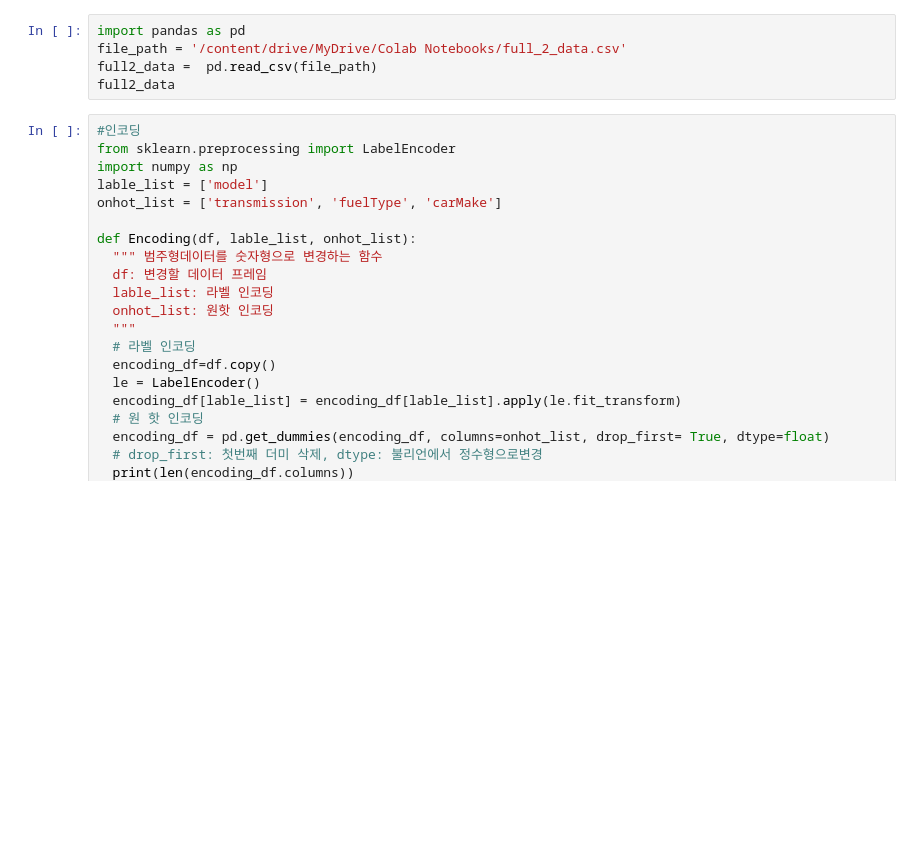
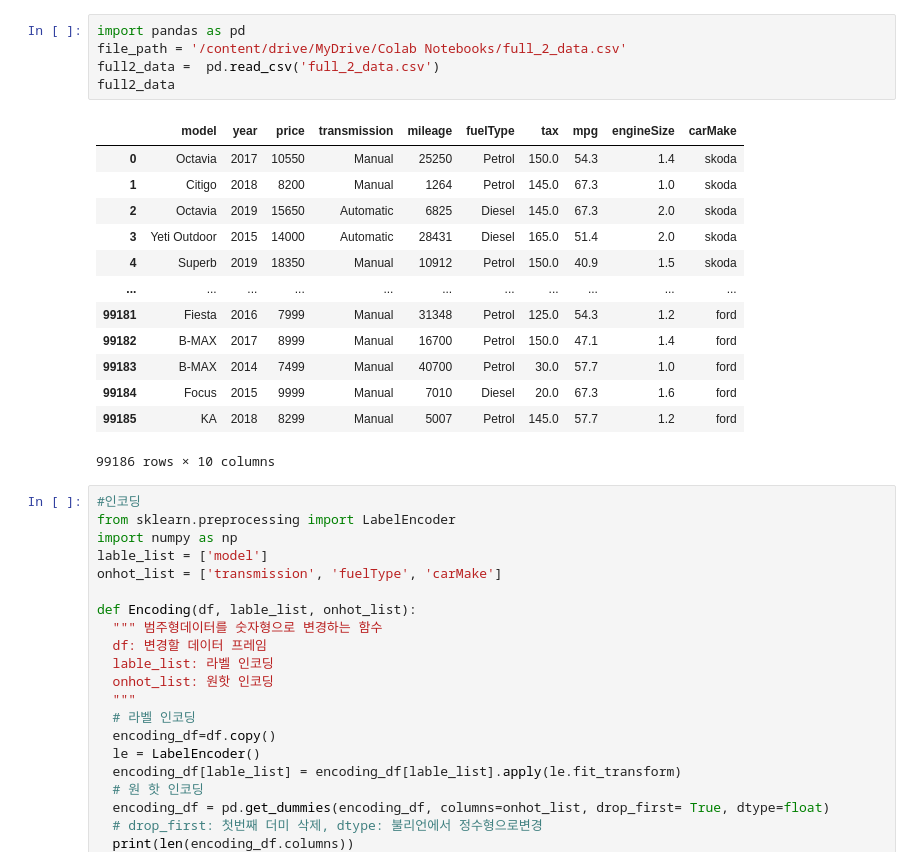
Before and after one commit to parkgunha/Chagawa_project, a Jupyter notebook: 선현수_랜덤포레스트_회귀_모델_최적화.ipynb, the cells around one changed output. Drawn from its saved outputs; the diff is of its cells as text; blank space fills up the shorter version.

```diff
--- a/선현수_랜덤포레스트_회귀_모델_최적화.ipynb
+++ b/선현수_랜덤포레스트_회귀_모델_최적화.ipynb
@@ -6,8 +8,22 @@ drive.mount('/content/drive')
 # %%
 import pandas as pd
 file_path = '/content/drive/MyDrive/Colab Notebooks/full_2_data.csv'
-full2_data =  pd.read_csv(file_path)
+full2_data =  pd.read_csv('full_2_data.csv')
 full2_data
+# %% [output]
+|  | model | year | price | transmission | mileage | fuelType | tax | mpg | engineSize | carMake |
+| 0 | Octavia | 2017 | 10550 | Manual | 25250 | Petrol | 150.0 | 54.3 | 1.4 | skoda |
+| 1 | Citigo | 2018 | 8200 | Manual | 1264 | Petrol | 145.0 | 67.3 | 1.0 | skoda |
+| 2 | Octavia | 2019 | 15650 | Automatic | 6825 | Diesel | 145.0 | 67.3 | 2.0 | skoda |
+| 3 | Yeti Outdoor | 2015 | 14000 | Automatic | 28431 | Diesel | 165.0 | 51.4 | 2.0 | skoda |
+| 4 | Superb | 2019 | 18350 | Manual | 10912 | Petrol | 150.0 | 40.9 | 1.5 | skoda |
+| ... | ... | ... | ... | ... | ... | ... | ... | ... | ... | ... |
+| 99181 | Fiesta | 2016 | 7999 | Manual | 31348 | Petrol | 125.0 | 54.3 | 1.2 | ford |
+| 99182 | B-MAX | 2017 | 8999 | Manual | 16700 | Petrol | 150.0 | 47.1 | 1.4 | ford |
+| 99183 | B-MAX | 2014 | 7499 | Manual | 40700 | Petrol | 30.0 | 57.7 | 1.0 | ford |
+| 99184 | Focus | 2015 | 9999 | Manual | 7010 | Diesel | 20.0 | 67.3 | 1.6 | ford |
+| 99185 | KA | 2018 | 8299 | Manual | 5007 | Petrol | 145.0 | 57.7 | 1.2 | ford |
+99186 rows × 10 columns
 # %%
 #인코딩
 from sklearn.preprocessing import LabelEncoder
```
Also changed, not shown: parts of 3 cells of this notebook, 1 other file.
